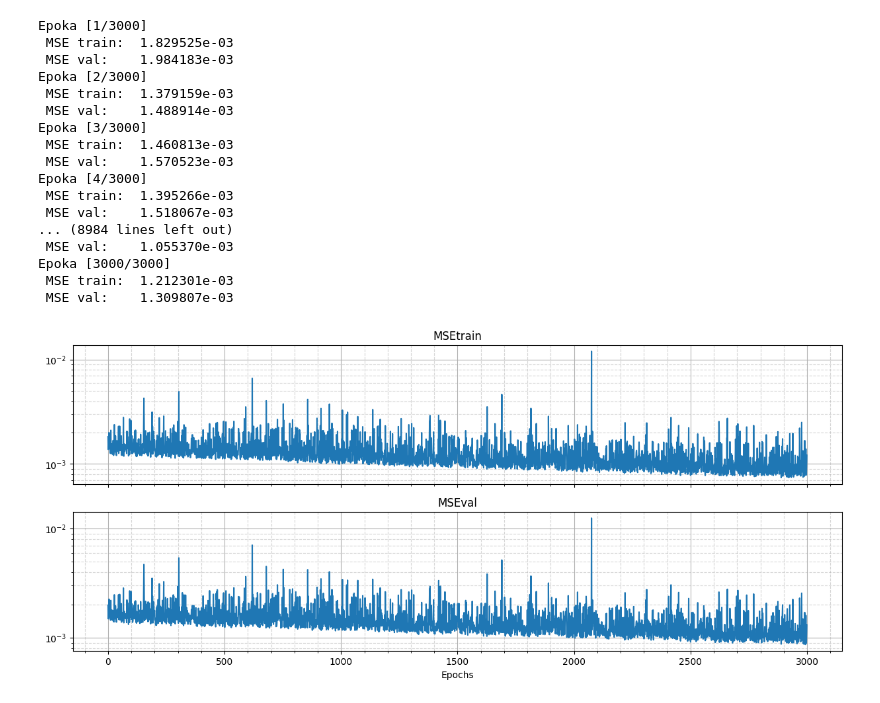
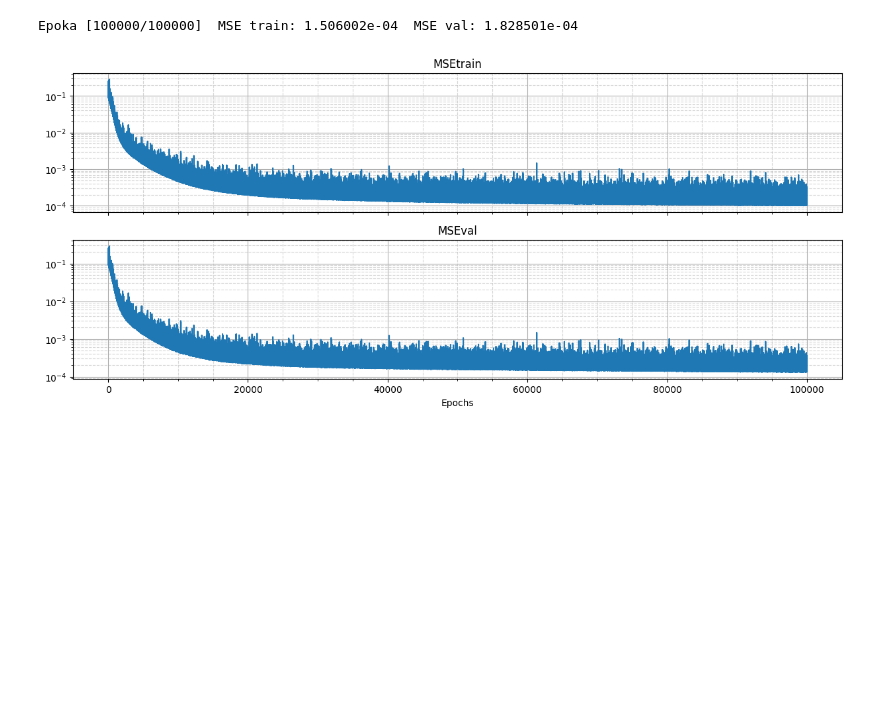
Before and after one commit to antonimarczuk123/NumericalPy, a Jupyter notebook: NeuralNetworks/MLPnumpy.ipynb, the cells around one changed output. Saved outputs shown, nothing was run; the diff lists cells and outputs as text; code cells hidden in the pictures; blank space fills up the shorter version.

Commit message:
model nauczony 100 000 epok

```diff
--- a/NeuralNetworks/MLPnumpy.ipynb
+++ b/NeuralNetworks/MLPnumpy.ipynb
@@ -32,20 +32,20 @@ X_val = X[:, val_idx]
 Y_val = Y[val_idx]
 # %%
 
-# # Wczytaj zapisane wagi modelu oraz poprzednie kierunki minimalizacji
-# data = np.load("MLP_model_weights.npz")
-# W1 = data['W1']
-# B1 = data['B1']
-# W2 = data['W2']
-# b2 = data['b2']
+# Wczytaj zapisane wagi modelu oraz poprzednie kierunki minimalizacji
+data = np.load("MLP_model_weights.npz")
+W1 = data['W1']
+B1 = data['B1']
+W2 = data['W2']
+b2 = data['b2']
 
 # ----------------------------------------------
 
-# Losowa inicjalizacja wag i biasów
-B1 = np.random.uniform(-1, 1, (n_hidden, 1))
-W1 = np.random.uniform(-1, 1, (n_hidden, n_inputs))
-b2 = np.random.uniform(-1, 1, (1, 1))
-W2 = np.random.uniform(-1, 1, (1, n_hidden))
+# # Losowa inicjalizacja wag i biasów
+# B1 = np.random.uniform(-1, 1, (n_hidden, 1))
+# W1 = np.random.uniform(-1, 1, (n_hidden, n_inputs))
+# b2 = np.random.uniform(-1, 1, (1, 1))
+# W2 = np.random.uniform(-1, 1, (1, n_hidden))
 # %%
 
 max_epochs = 100000 # maksymalna liczba epok
@@ -132,52 +132,36 @@ for i in range(max_epochs):
     MSEtrain = np.mean((W2 @ np.maximum(0, W1 @ X_train + B1) + b2 - Y_train) ** 2)
     MSEval = np.mean((W2 @ np.maximum(0, W1 @ X_val + B1) + b2 - Y_val) ** 2)
     print(f"\rEpoka [{i+1}/{max_epochs}]  MSE train: {MSEtrain:.6e}  MSE val: {MSEval:.6e}", end='')
 
     MSEtrainTab[i] = MSEtrain
     MSEvalTab[i] = MSEval
 
 
 # Wyświetlanie przebiegu uczenia
 
 fig1, (ax1, ax2) = plt.subplots(2, 1, figsize=(15, 6), sharex=True)
 
 ax1.plot(MSEtrainTab)
 ax1.set_yscale('log')
 ax1.set_title("MSEtrain")
 ax1.minorticks_on()  # włącza dodatkowe podziałki
 ax1.grid(True, which='major', linestyle='-')   # grubsze linie dla głównych
 ax1.grid(True, which='minor', linestyle='--', alpha=0.5)   # cieńsze dla pomocniczych
 
 ax2.plot(MSEvalTab)
 ax2.set_yscale('log')
 ax2.set_title("MSEval")
 ax2.set_xlabel("Epochs")
 ax2.minorticks_on()  # włącza dodatkowe podziałki
 ax2.grid(True, which='major', linestyle='-')   # grubsze linie dla głównych
 ax2.grid(True, which='minor', linestyle='--', alpha=0.5)   # cieńsze dla pomocniczych
 
 
 # Zapisanie wyznaczonych wag modelu
-np.savez("MLP_model_weights.npz", W1=W1, B1=B1, W2=W2, b2=b2)
+# np.savez("MLP_model_weights.npz", W1=W1, B1=B1, W2=W2, b2=b2)
 # %% [output]
-Epoka [1/3000]
- MSE train:  1.829525e-03
- MSE val:    1.984183e-03
-Epoka [2/3000]
- MSE train:  1.379159e-03
- MSE val:    1.488914e-03
-Epoka [3/3000]
- MSE train:  1.460813e-03
- MSE val:    1.570523e-03
-Epoka [4/3000]
- MSE train:  1.395266e-03
- MSE val:    1.518067e-03
-... (8984 lines left out)
- MSE val:    1.055370e-03
-Epoka [3000/3000]
- MSE train:  1.212301e-03
- MSE val:    1.309807e-03
+Epoka [100000/100000]  MSE train: 1.506002e-04  MSE val: 1.828501e-04
-[figure, old version]
+[figure, new version]
 # %%
 
 # --- Ocena modelu przed douczeniem ---
```
Also changed, not shown: parts of 2 cells of this notebook, 1 other file.
